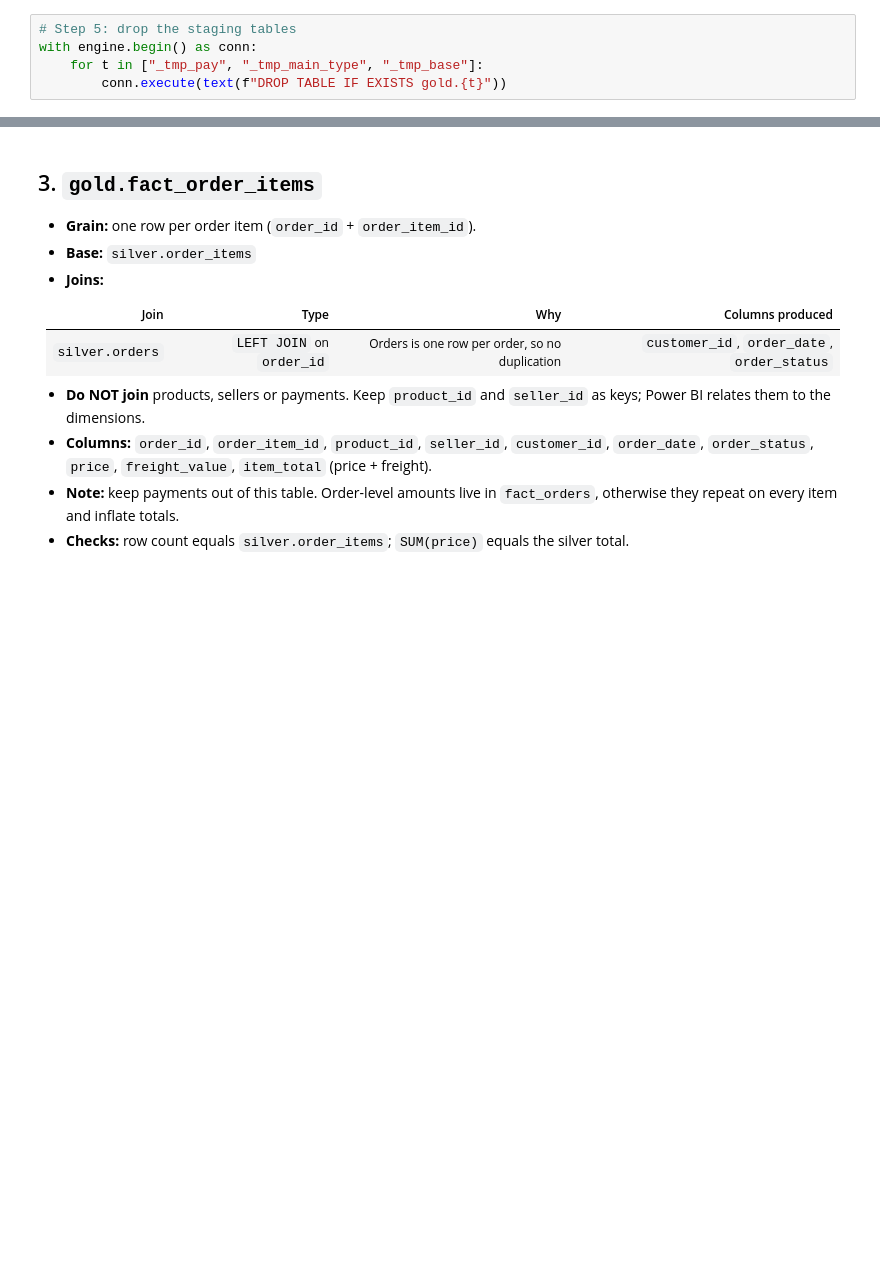
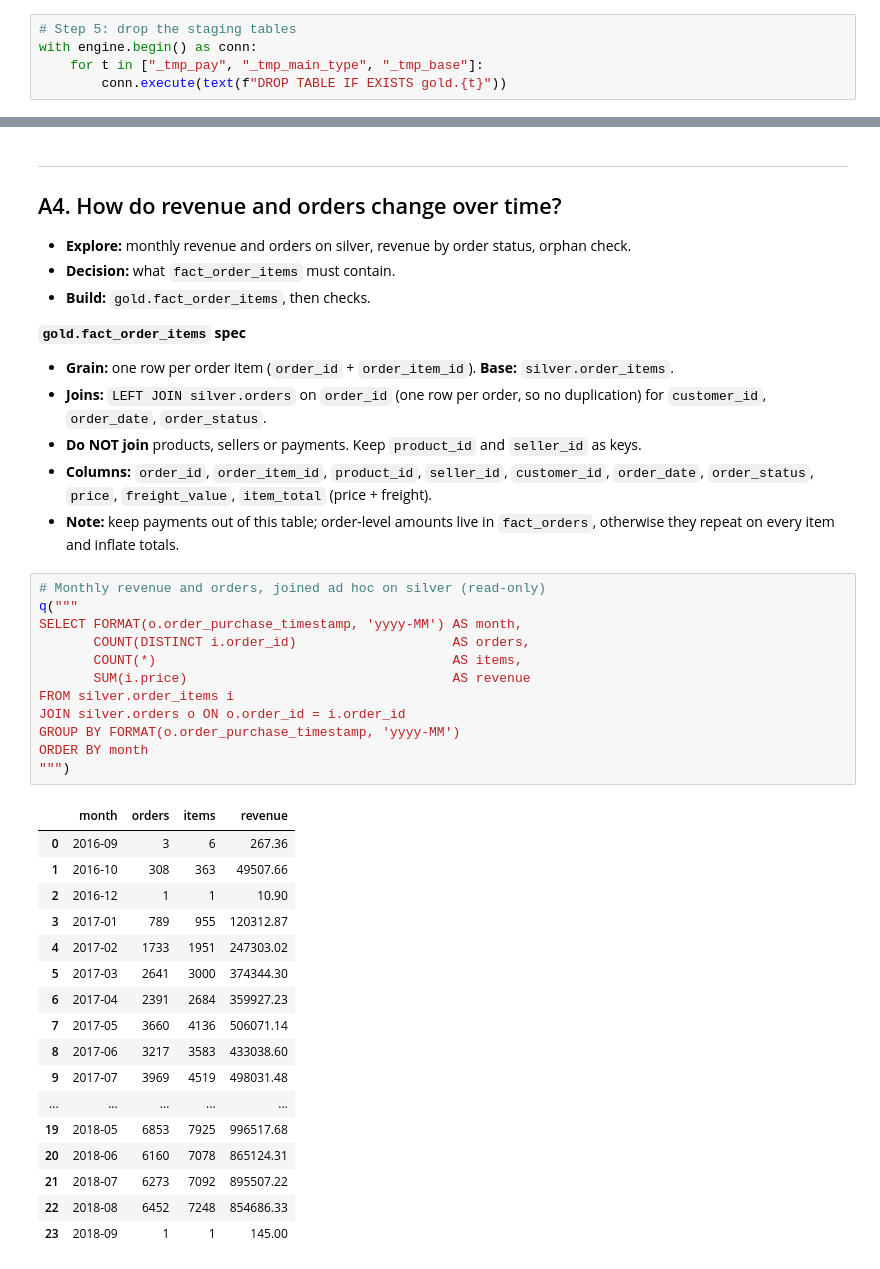
Before and after one commit to abasovmanaf-3267/olist-ecommerce-analytics, a Jupyter notebook: notebooks/03_gold/03_gold_tables/03_gold_tables_a.ipynb, the cells around one changed output, grey strips where cells are left out. Drawn from its saved outputs; the diff is of its cells as text; blank space fills up the shorter version.

```diff
--- a/notebooks/03_gold/03_gold_tables/03_gold_tables_a.ipynb
+++ b/notebooks/03_gold/03_gold_tables/03_gold_tables_a.ipynb
@@ -244,14 +424,44 @@ with engine.begin() as conn:
 # %% [markdown]
-## 3. `gold.fact_order_items`
-- **Grain:** one row per order item (`order_id` + `order_item_id`).
-- **Base:** `silver.order_items`
-- **Joins:**
+---
 
-| Join | Type | Why | Columns produced |
-|---|---|---|---|
-| `silver.orders` | `LEFT JOIN` on `order_id` | Orders is one row per order, so no duplication | `customer_id`, `order_date`, `order_status` |
+## A4. How do revenue and orders change over time?
+- **Explore:** monthly revenue and orders on silver, revenue by order status, orphan check.
+- **Decision:** what `fact_order_items` must contain.
+- **Build:** `gold.fact_order_items`, then checks.
 
-- **Do NOT join** products, sellers or payments. Keep `product_id` and `seller_id` as keys; Power BI relates them to the dimensions.
+**`gold.fact_order_items` spec**
+- **Grain:** one row per order item (`order_id` + `order_item_id`). **Base:** `silver.order_items`.
+- **Joins:** `LEFT JOIN silver.orders` on `order_id` (one row per order, so no duplication) for `customer_id`, `order_date`, `order_status`.
+- **Do NOT join** products, sellers or payments. Keep `product_id` and `seller_id` as keys.
 - **Columns:** `order_id`, `order_item_id`, `product_id`, `seller_id`, `customer_id`, `order_date`, `order_status`, `price`, `freight_value`, `item_total` (price + freight).
-- **Note:** keep payments out of this table. Order-level amounts live in `fact_orders`, otherwise they repeat on every item and inflate totals.
-- **Checks:** row count equals `silver.order_items`; `SUM(price)` equals the silver total.
+- **Note:** keep payments out of this table; order-level amounts live in `fact_orders`, otherwise they repeat on every item and inflate totals.
+# %%
+# Monthly revenue and orders, joined ad hoc on silver (read-only)
+q("""
+SELECT FORMAT(o.order_purchase_timestamp, 'yyyy-MM') AS month,
+       COUNT(DISTINCT i.order_id)                    AS orders,
+       COUNT(*)                                      AS items,
+       SUM(i.price)                                  AS revenue
+FROM silver.order_items i
+JOIN silver.orders o ON o.order_id = i.order_id
+GROUP BY FORMAT(o.order_purchase_timestamp, 'yyyy-MM')
+ORDER BY month
+""")
+# %% [output]
+|  | month | orders | items | revenue |
+| 0 | 2016-09 | 3 | 6 | 267.36 |
+| 1 | 2016-10 | 308 | 363 | 49507.66 |
+| 2 | 2016-12 | 1 | 1 | 10.90 |
+| 3 | 2017-01 | 789 | 955 | 120312.87 |
+| 4 | 2017-02 | 1733 | 1951 | 247303.02 |
+| 5 | 2017-03 | 2641 | 3000 | 374344.30 |
+| 6 | 2017-04 | 2391 | 2684 | 359927.23 |
+| 7 | 2017-05 | 3660 | 4136 | 506071.14 |
+| 8 | 2017-06 | 3217 | 3583 | 433038.60 |
+| 9 | 2017-07 | 3969 | 4519 | 498031.48 |
+| ... | ... | ... | ... | ... |
+| 19 | 2018-05 | 6853 | 7925 | 996517.68 |
+| 20 | 2018-06 | 6160 | 7078 | 865124.31 |
+| 21 | 2018-07 | 6273 | 7092 | 895507.22 |
+| 22 | 2018-08 | 6452 | 7248 | 854686.33 |
+| 23 | 2018-09 | 1 | 1 | 145.00 |
```
Also changed, not shown: parts of 40 cells of this notebook, 3 other files.
